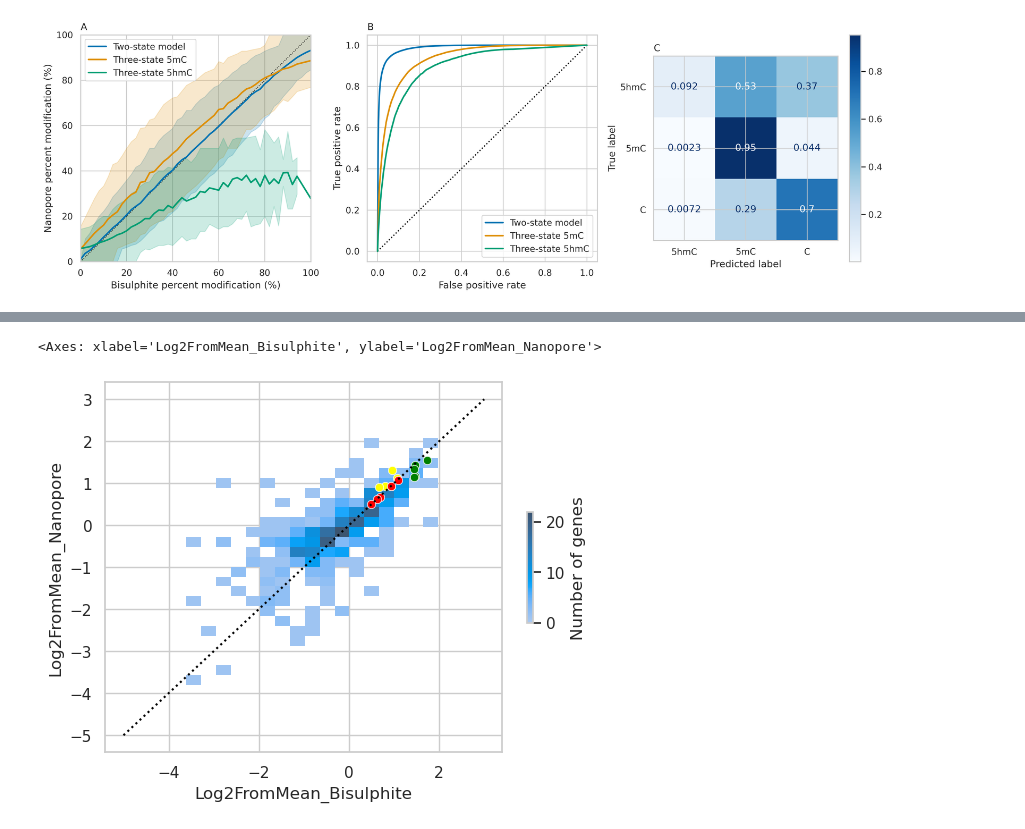
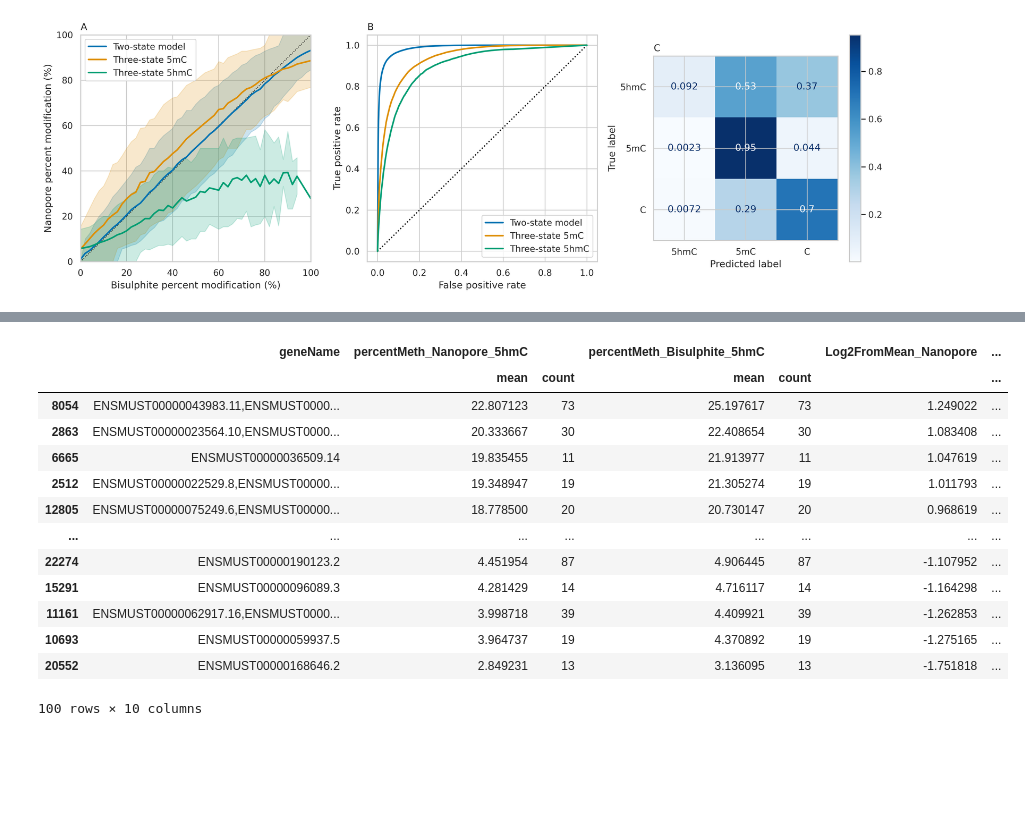
Before and after one commit to DominicOH/Analysis-of-nanopore-epigenetic-sequencing, a Jupyter notebook: Figures.ipynb, the cells around one changed output, grey strips where cells are left out. Saved outputs shown, nothing was run; the diff lists cells and outputs as text; code cells hidden in the pictures; blank space fills up the shorter version.

```diff
--- a/Figures.ipynb
+++ b/Figures.ipynb
@@ -495,41 +562,0 @@ threeModDFtoPyrange().to_bigwig('./outputs/nanopore_5hmC_chr1.bw', chromosome_si
-# %%
-def findDifference():
-    gene_df = log2MeanDF()
-    gene_df["Difference"] = np.subtract(gene_df["Log2FromMean_Bisulphite"], gene_df["Log2FromMean_Nanopore"])
-    return gene_df
-
-def defineHighestConsensusGenesDF():
-    df = findDifference()
-    df = df.loc[df["percentMeth_Bisulphite_5hmC"]["count"] > 10]
-    df["DifferenceAbs"] = np.absolute(df["Difference"])
-    closest_genes_df = df.nsmallest(10, "DifferenceAbs")
-    return closest_genes_df.sort_values("Log2FromMean_Bisulphite", ascending=False)
-
-def defineHighestInTabDF():
-    df = findDifference()
-    df = df.loc[(df["percentMeth_Bisulphite_5hmC"]["count"] > 10) & (df["Difference"] > 0)]
-    highest_tab_df = df.nlargest(10, "Log2FromMean_Bisulphite")
-    return highest_tab_df.sort_values("Log2FromMean_Bisulphite", ascending=False)
-
-def defineHighestInNanoporeDF():
-    df = findDifference()
-    df = df.loc[(df["percentMeth_Bisulphite_5hmC"]["count"] > 10) & (df["Difference"] < 0)]
-    highest_nanopore_df = df.nlargest(10, "Log2FromMean_Nanopore")
-    return highest_nanopore_df.sort_values("Log2FromMean_Nanopore", ascending=False)
-# %%
-fig, ax = plt.subplots()
-
-sns.histplot(log2MeanDF(), x="Log2FromMean_Bisulphite", y="Log2FromMean_Nanopore", cbar=True, stat="count",
-             cbar_kws={"label" : "Number of genes",
-                       "format" : "%d",
-                       "shrink" : 0.3},
-                       ax=ax
-             )
-ax.plot(np.arange(-5, 4, 1), np.arange(-5, 4, 1), color="black", linestyle=":")
-
-sns.scatterplot(defineHighestInTabDF().head(), x="Log2FromMean_Bisulphite", y="Log2FromMean_Nanopore", color="green", ax=ax)
-sns.scatterplot(defineHighestInNanoporeDF().head(), x="Log2FromMean_Bisulphite", y="Log2FromMean_Nanopore", color="yellow", ax=ax)
-sns.scatterplot(defineHighestConsensusGenesDF().head(), x="Log2FromMean_Bisulphite", y="Log2FromMean_Nanopore", color="red", ax=ax)
-# %% [output]
-<Axes: xlabel='Log2FromMean_Bisulphite', ylabel='Log2FromMean_Nanopore'>
-[figure, removed]
@@ -535,0 +567,17 @@ sns.scatterplot(defineHighestConsensusGenesDF().head(), x="Log2FromMean_Bisulphi
+# %%
+defineHighestConsensusGenesDF()
+# %% [output]
+|  | geneName | percentMeth_Nanopore_5hmC |  | percentMeth_Bisulphite_5hmC |  | Log2FromMean_Nanopore | ... |
+|  |  | mean | count | mean | count |  | ... |
+| 8054 | ENSMUST00000043983.11,ENSMUST0000... | 22.807123 | 73 | 25.197617 | 73 | 1.249022 | ... |
+| 2863 | ENSMUST00000023564.10,ENSMUST0000... | 20.333667 | 30 | 22.408654 | 30 | 1.083408 | ... |
+| 6665 | ENSMUST00000036509.14 | 19.835455 | 11 | 21.913977 | 11 | 1.047619 | ... |
+| 2512 | ENSMUST00000022529.8,ENSMUST00000... | 19.348947 | 19 | 21.305274 | 19 | 1.011793 | ... |
+| 12805 | ENSMUST00000075249.6,ENSMUST00000... | 18.778500 | 20 | 20.730147 | 20 | 0.968619 | ... |
+| ... | ... | ... | ... | ... | ... | ... | ... |
+| 22274 | ENSMUST00000190123.2 | 4.451954 | 87 | 4.906445 | 87 | -1.107952 | ... |
+| 15291 | ENSMUST00000096089.3 | 4.281429 | 14 | 4.716117 | 14 | -1.164298 | ... |
+| 11161 | ENSMUST00000062917.16,ENSMUST0000... | 3.998718 | 39 | 4.409921 | 39 | -1.262853 | ... |
+| 10693 | ENSMUST00000059937.5 | 3.964737 | 19 | 4.370892 | 19 | -1.275165 | ... |
+| 20552 | ENSMUST00000168646.2 | 2.849231 | 13 | 3.136095 | 13 | -1.751818 | ... |
+100 rows × 10 columns
```
Also changed, not shown: parts of 22 cells of this notebook.
